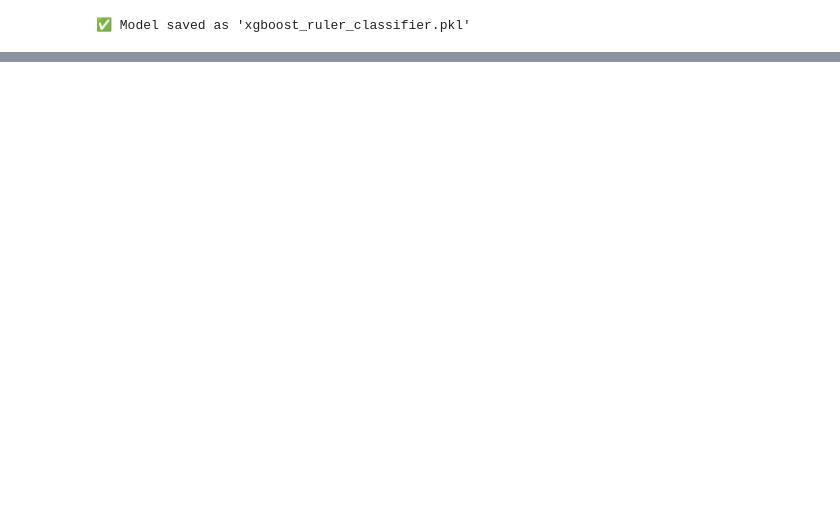
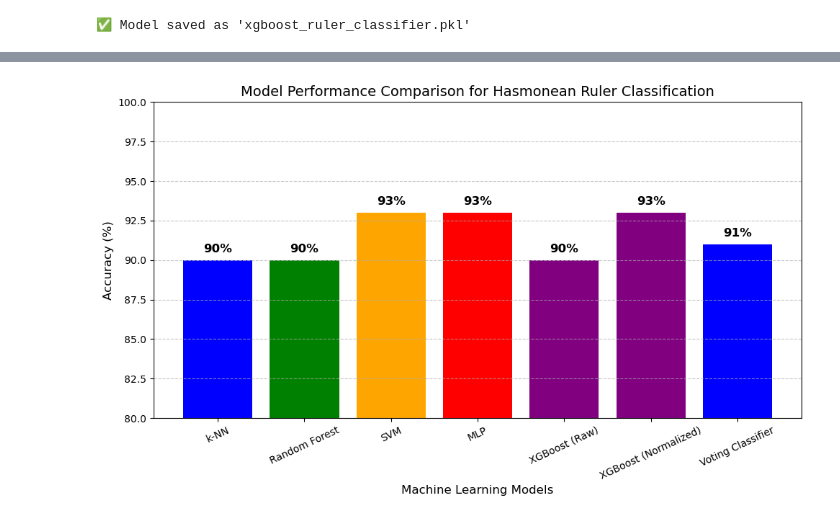
Before and after one commit to NickBres/CoinsRecognition, a Jupyter notebook: RulerClassification.ipynb, the cells around one changed output, grey strips where cells are left out. Cells and saved outputs as stored; diff of their text form; code cells hidden in the pictures; blank space fills up the shorter version.

```diff
--- a/RulerClassification.ipynb
+++ b/RulerClassification.ipynb
@@ -556,0 +567,34 @@ print(f"✅ Best XGBoost Test Accuracy with Normalized Data: {accuracy_best_xgb_
+# %%
+import matplotlib.pyplot as plt
+import numpy as np
+
+# Model names and accuracies
+models = ["k-NN", "Random Forest", "SVM", "MLP", "XGBoost (Raw)", "XGBoost (Normalized)", "Voting Classifier"]
+accuracies = [90, 90, 93, 93, 90, 93, 91]
+
+# Define bar positions
+x_pos = np.arange(len(models))
+
+# Create figure and axis
+fig, ax = plt.subplots(figsize=(10, 6))
+bars = ax.bar(x_pos, accuracies, color=['blue', 'green', 'orange', 'red', 'purple', 'purple'])
+
+# Labels and title
+ax.set_xlabel("Machine Learning Models", fontsize=12)
+ax.set_ylabel("Accuracy (%)", fontsize=12)
+ax.set_title("Model Performance Comparison for Hasmonean Ruler Classification", fontsize=14)
+ax.set_ylim(80, 100)
+ax.set_xticks(x_pos)
+ax.set_xticklabels(models, rotation=25, fontsize=10)
+ax.grid(axis='y', linestyle='--', alpha=0.7)
+
+# Display accuracy values on top of bars
+for bar, acc in zip(bars, accuracies):
+    height = bar.get_height()
+    ax.text(bar.get_x() + bar.get_width()/2, height + 0.5, f"{acc}%", ha='center', fontsize=12, fontweight='bold')
+
+# Show plot
+plt.tight_layout()
+plt.show()
+# %% [output]
+[figure, added]
```
Also changed, not shown: parts of 22 cells of this notebook, 3 other files.
